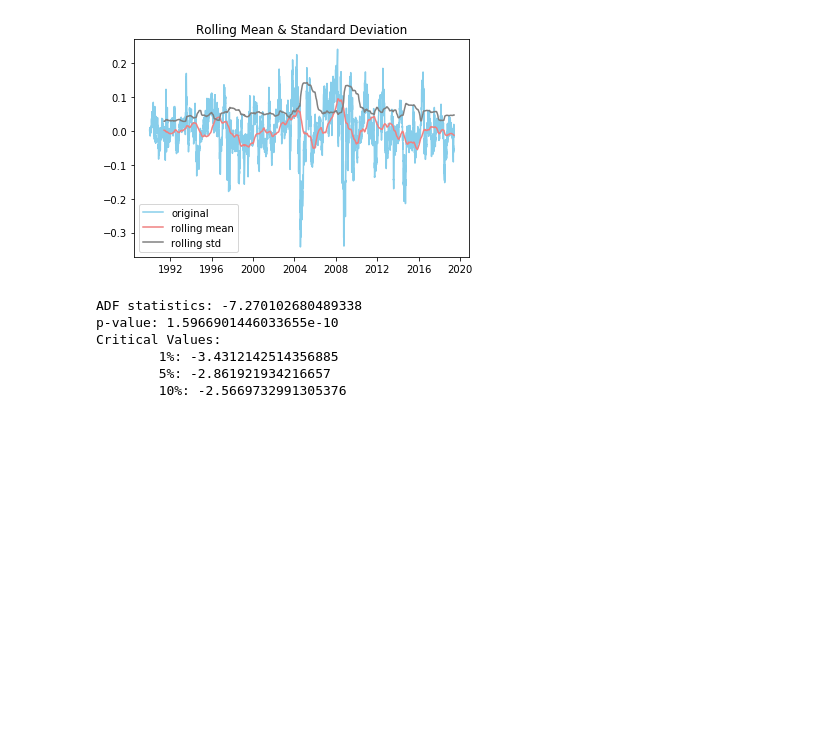
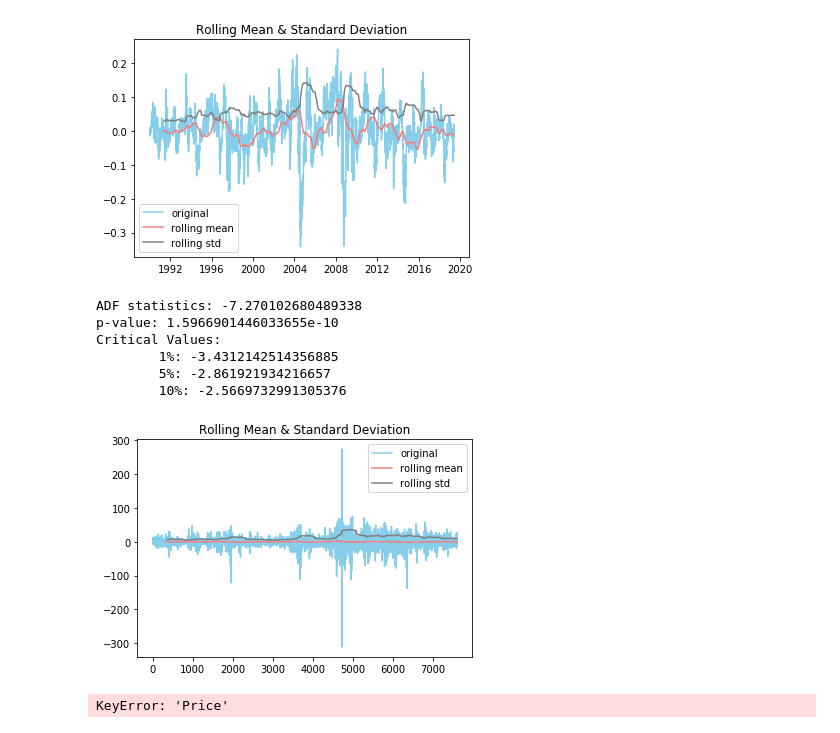
Before and after one commit to fkaita/Springboard, a Jupyter notebook: Capstone/ARIMA.ipynb, the cells around one changed output. Cells and saved outputs as stored; diff of their text form; code cells hidden in the pictures; blank space fills up the shorter version.

```diff
--- a/Capstone/ARIMA.ipynb
+++ b/Capstone/ARIMA.ipynb
@@ -99,3 +127,9 @@ Critical Values:
+# %%
+df_dif1 = dif(df.Price)
+get_stationarity(df_dif1)
+# %% [output]
+[figure, added]
+KeyError: 'Price'
 # %%
 from statsmodels.graphics.tsaplots import plot_pacf, plot_acf
 
```
Also changed, not shown: parts of 13 cells of this notebook.
